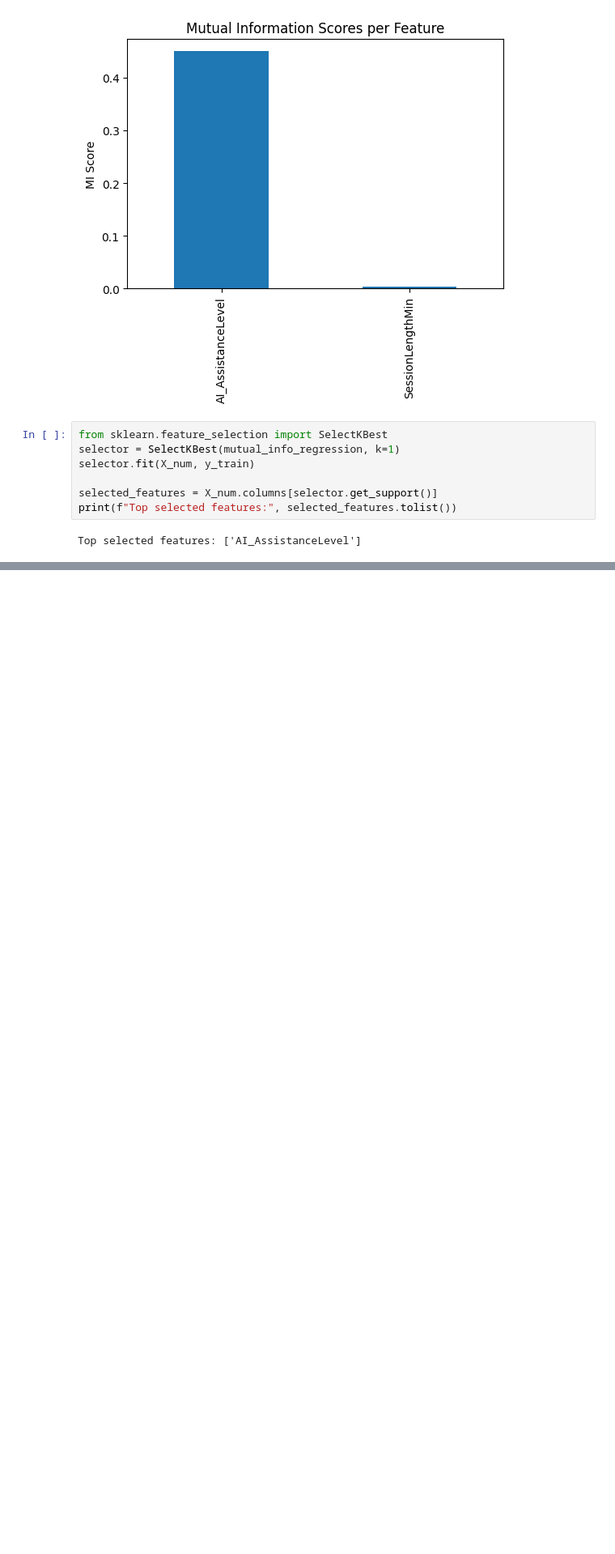
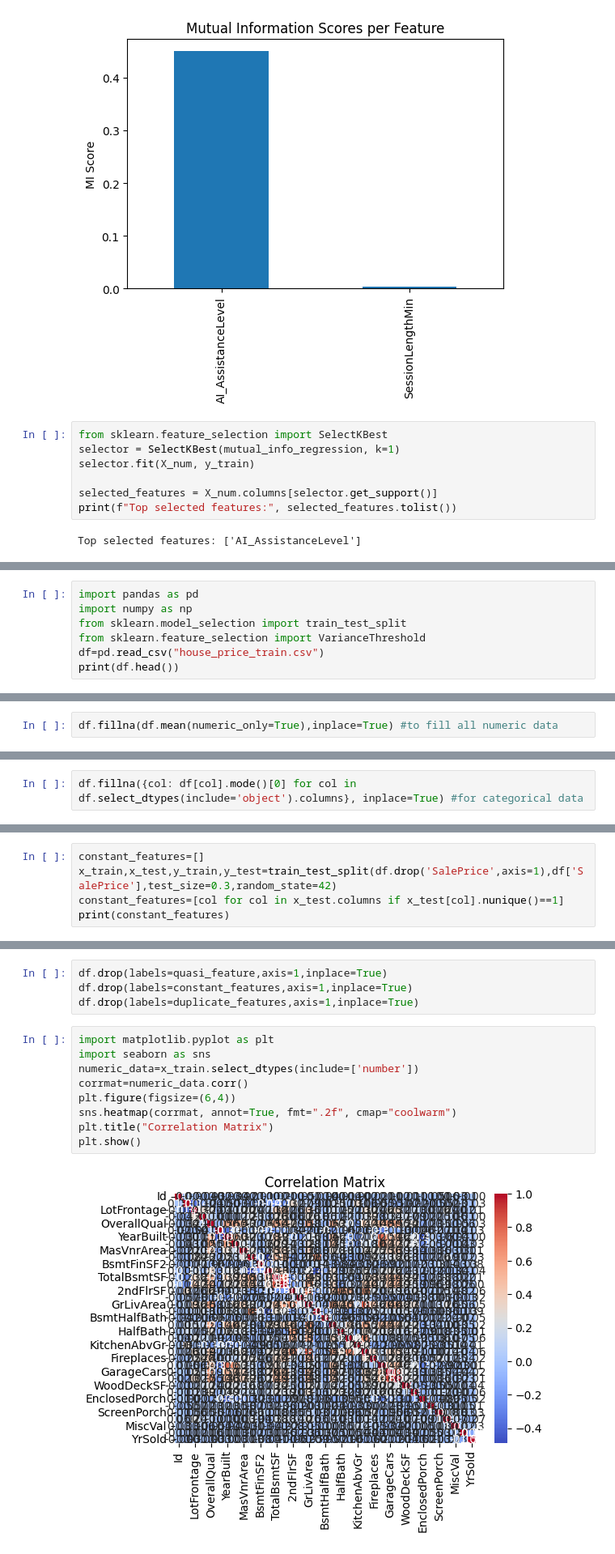
Before and after one commit to Madathanapalleleena/ML_LAB_152, a Jupyter notebook: ML_Lab_Practice.ipynb, the cells around one changed output, grey strips where cells are left out. Shown: that part at 81% size. Saved outputs shown, nothing was run; the diff lists cells and outputs as text; blank space fills up the shorter version.

```diff
--- a/ML_Lab_Practice.ipynb
+++ b/ML_Lab_Practice.ipynb
@@ -765,0 +778,7 @@ Top selected features: ['AI_AssistanceLevel']
+# %%
+import pandas as pd
+import numpy as np
+from sklearn.model_selection import train_test_split
+from sklearn.feature_selection import VarianceThreshold
+df=pd.read_csv("house_price_train.csv")
+print(df.head())
@@ -765,0 +818,2 @@ Top selected features: ['AI_AssistanceLevel']
+# %%
+df.fillna(df.mean(numeric_only=True),inplace=True) #to fill all numeric data
@@ -765,0 +835,2 @@ Top selected features: ['AI_AssistanceLevel']
+# %%
+df.fillna({col: df[col].mode()[0] for col in df.select_dtypes(include='object').columns}, inplace=True) #for categorical data
@@ -765,0 +856,5 @@ Top selected features: ['AI_AssistanceLevel']
+# %%
+constant_features=[]
+x_train,x_test,y_train,y_test=train_test_split(df.drop('SalePrice',axis=1),df['SalePrice'],test_size=0.3,random_state=42)
+constant_features=[col for col in x_test.columns if x_test[col].nunique()==1]
+print(constant_features)
@@ -765,0 +882,15 @@ Top selected features: ['AI_AssistanceLevel']
+# %%
+df.drop(labels=quasi_feature,axis=1,inplace=True)
+df.drop(labels=constant_features,axis=1,inplace=True)
+df.drop(labels=duplicate_features,axis=1,inplace=True)
+# %%
+import matplotlib.pyplot as plt
+import seaborn as sns
+numeric_data=x_train.select_dtypes(include=['number'])
+corrmat=numeric_data.corr()
+plt.figure(figsize=(6,4))
+sns.heatmap(corrmat, annot=True, fmt=".2f", cmap="coolwarm")
+plt.title("Correlation Matrix")
+plt.show()
+# %% [output]
+[figure, added]
```
Also changed, not shown: parts of 19 cells of this notebook.
